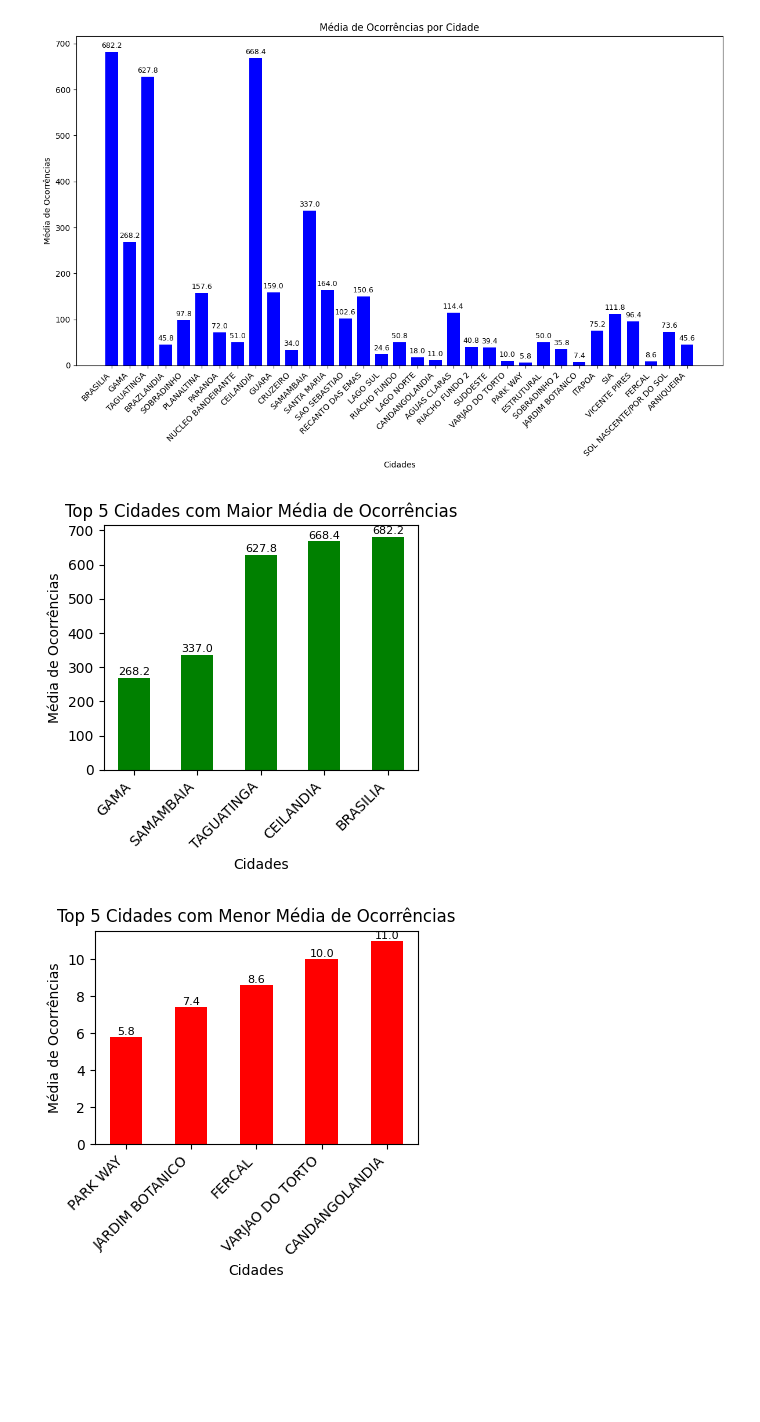
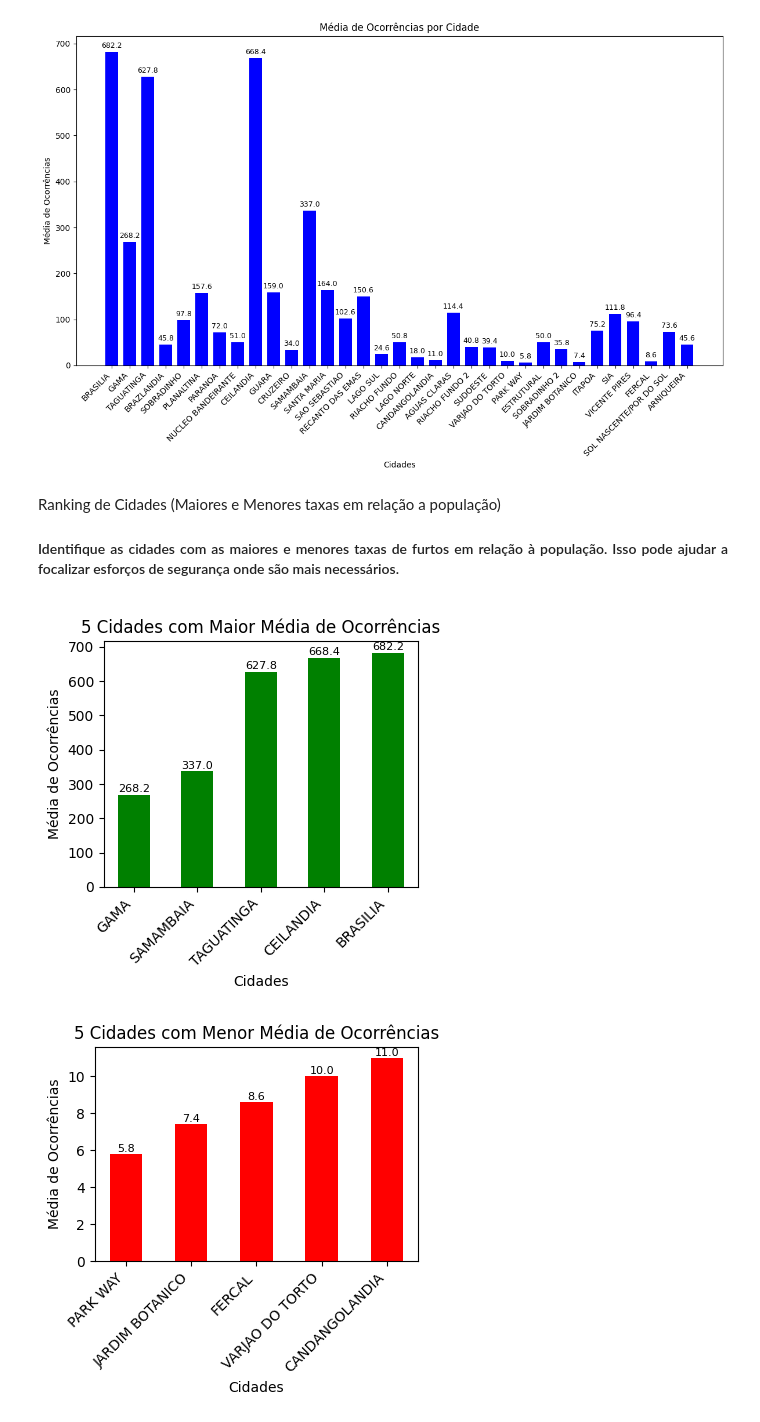
Before and after one commit to Fernandinho937/Data-Science, a Jupyter notebook: dados-geoespaciais/DistritoFederal.ipynb, the cells around one changed output. Saved outputs shown, nothing was run; the diff lists cells and outputs as text; code cells hidden in the pictures; blank space fills up the shorter version.

```diff
--- a/dados-geoespaciais/DistritoFederal.ipynb
+++ b/dados-geoespaciais/DistritoFederal.ipynb
@@ -749,6 +760,9 @@ plt.tight_layout()  # Ajusta o layout para evitar corte de rótulos
 plt.show()
 # %% [output]
 [figure]
+# %% [markdown]
+Ranking de Cidades (Maiores e Menores taxas em relação a população)
+###### <h5> <p style="text-align: justify; margin-top: 10px; font-size: 14px;"> Identifique as cidades com as maiores e menores taxas de furtos em relação à população. Isso pode ajudar a focalizar esforços de segurança onde são mais necessários. <p></h5>
 # %%
 import matplotlib.pyplot as plt
 import pandas as pd
@@ -787,36 +801,36 @@ bottom5 = df_media_furtos.head(5)
 # Ajustando o espaçamento e o tamanho da fonte para os 5 maiores
 plt.figure(figsize=(4, 4))
 bars = plt.bar(top5['CID_MUN'], top5['Média'], color='green', width=0.5)  # Ajuste o valor de width conforme necessário
 plt.xlabel('Cidades')
 plt.ylabel('Média de Ocorrências')
-plt.title('Top 5 Cidades com Maior Média de Ocorrências')
+plt.title('5 Cidades com Maior Média de Ocorrências')
 plt.xticks(rotation=45, ha='right')
 
 # Adicionar valores acima das barras com fonte menor (exemplo: fontsize=8)
 for bar in bars:
     yval = bar.get_height()
     plt.text(bar.get_x() + bar.get_width()/2, yval + 2, round(yval, 1), ha='center', va='bottom', fontsize=8)
 
 plt.tight_layout()
 plt.show()
 
 # Ajustando o espaçamento e o tamanho da fonte para os 5 menores
 plt.figure(figsize=(4, 4))
 bars = plt.bar(bottom5['CID_MUN'], bottom5['Média'], color='red', width=0.5)  # Ajuste o valor de width conforme necessário
 plt.xlabel('Cidades')
 plt.ylabel('Média de Ocorrências')
-plt.title('Top 5 Cidades com Menor Média de Ocorrências')
+plt.title('5 Cidades com Menor Média de Ocorrências')
 plt.xticks(rotation=45, ha='right')
 
 # Adicionar valores acima das barras com fonte menor (exemplo: fontsize=8)
 for bar in bars:
     yval = bar.get_height()
     plt.text(bar.get_x() + bar.get_width()/2, yval + 0, round(yval, 1), ha='center', va='bottom', fontsize=8)
 
 plt.tight_layout()
 plt.show()
 # %% [output]
-[figure, old version]
+[figure, new version]
-[figure, old version]
+[figure, new version]
 # %% [markdown]
 Taxa de Furtos em Relação à População
```
Also changed, not shown: parts of 20 cells of this notebook, 5 other files.
